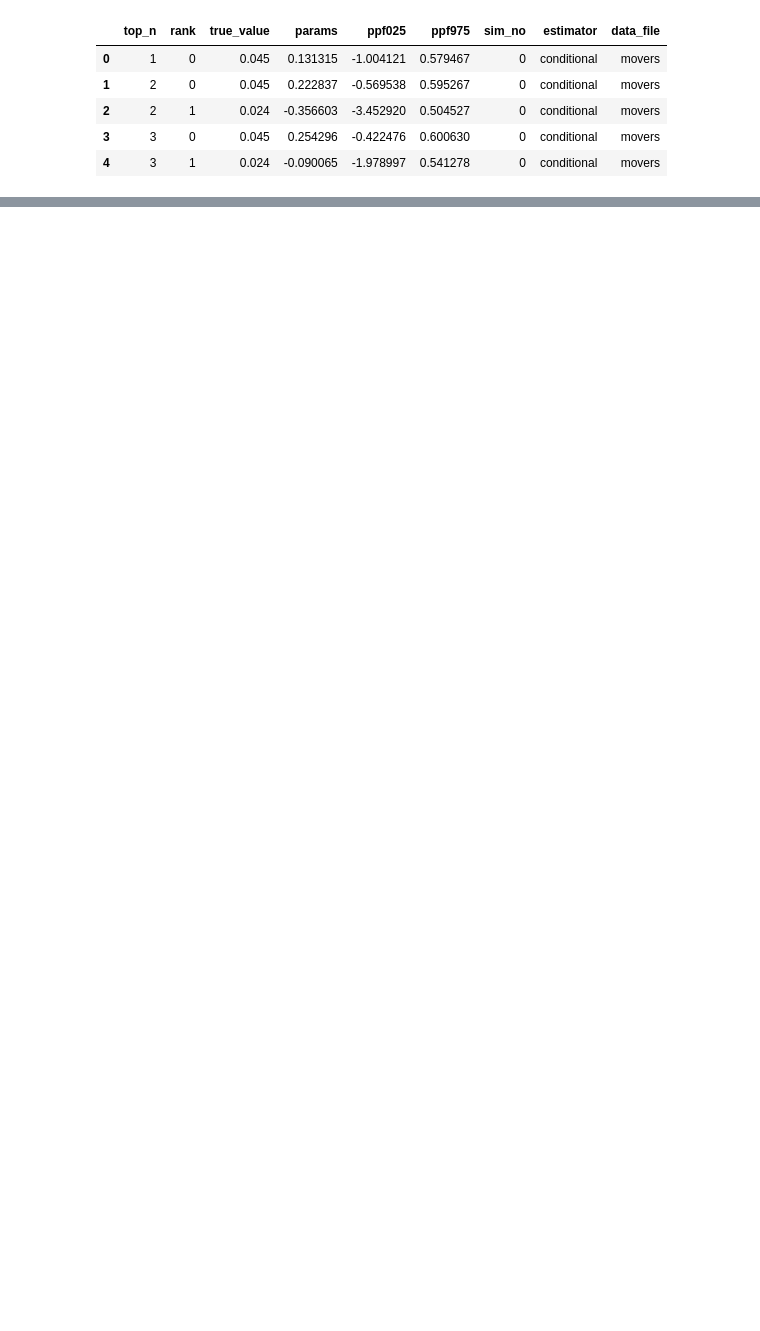
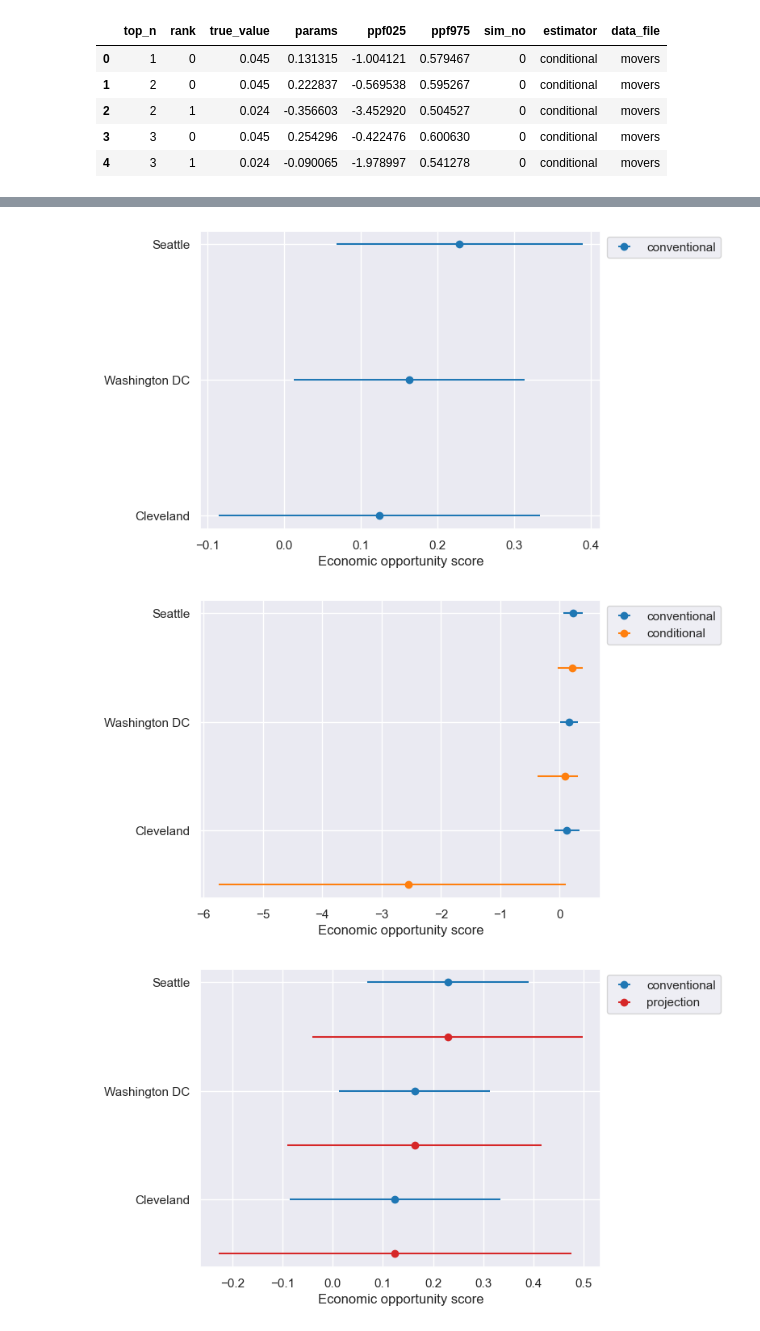
Before and after one commit to arfon/conditional-inference-joss, a Jupyter notebook: simulations/losers-presentation/analysis.ipynb, the cells around one changed output, grey strips where cells are left out. Drawn from its saved outputs; the diff is of its cells as text; code cells hidden in the pictures; blank space fills up the shorter version.

```diff
--- a/simulations/losers-presentation/analysis.ipynb
+++ b/simulations/losers-presentation/analysis.ipynb
@@ -114,0 +135,34 @@ plt.show()
+# %%
+def make_point_plot(keys):
+    _, ax = plt.subplots()
+    for i, key in enumerate(keys):
+        params = estimates[key]["params"]
+        conf_int = estimates[key]["conf_int"]
+        ax.errorbar(
+            x=params,
+            y=np.arange(TOP_N, 0, -1) - i / len(keys),
+            xerr=[params - conf_int[:, 0], conf_int[:, 1] - params],
+            fmt="o",
+            label=key,
+            color=palette[key]
+        )
+    ax.set_xlabel("Economic opportunity score")
+    ax.set_yticks(np.arange(TOP_N, 0, -1))
+    ax.set_yticklabels(col_names)
+    plt.legend(bbox_to_anchor=(1, 1), loc="upper left")
+    plt.savefig(f"plots/estimates_{keys}.png", bbox_inches="tight")
+    plt.show()
+
+estimators_set = (
+    ("conventional",),
+    ("conventional", "conditional"),
+    ("conventional", "projection"),
+    ("conventional", "hybrid"),
+    ("conventional", "conditional", "projection", "hybrid")
+)
+for keys in estimators_set:
+    make_point_plot(keys)
+# %% [output]
+[figure, added]
+[figure, added]
+[figure, added]
```
Also changed, not shown: parts of 6 cells of this notebook, 4 other files.
